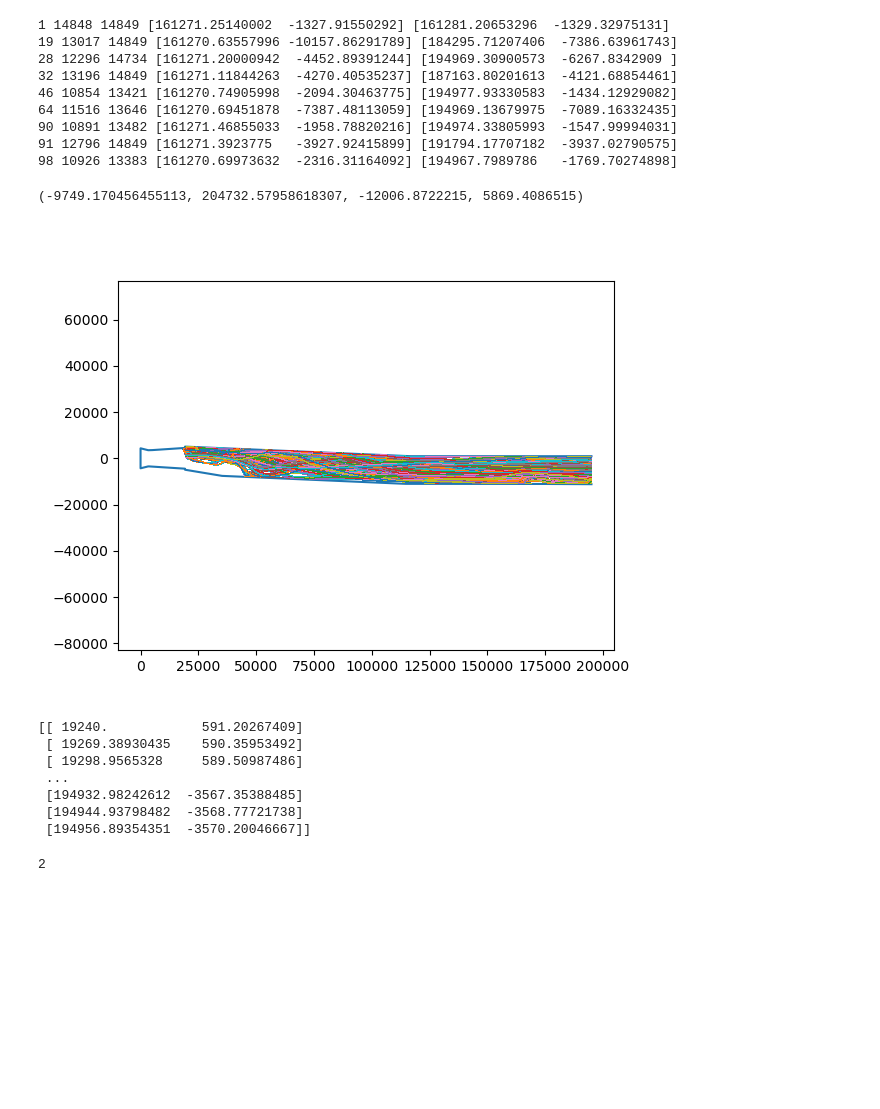
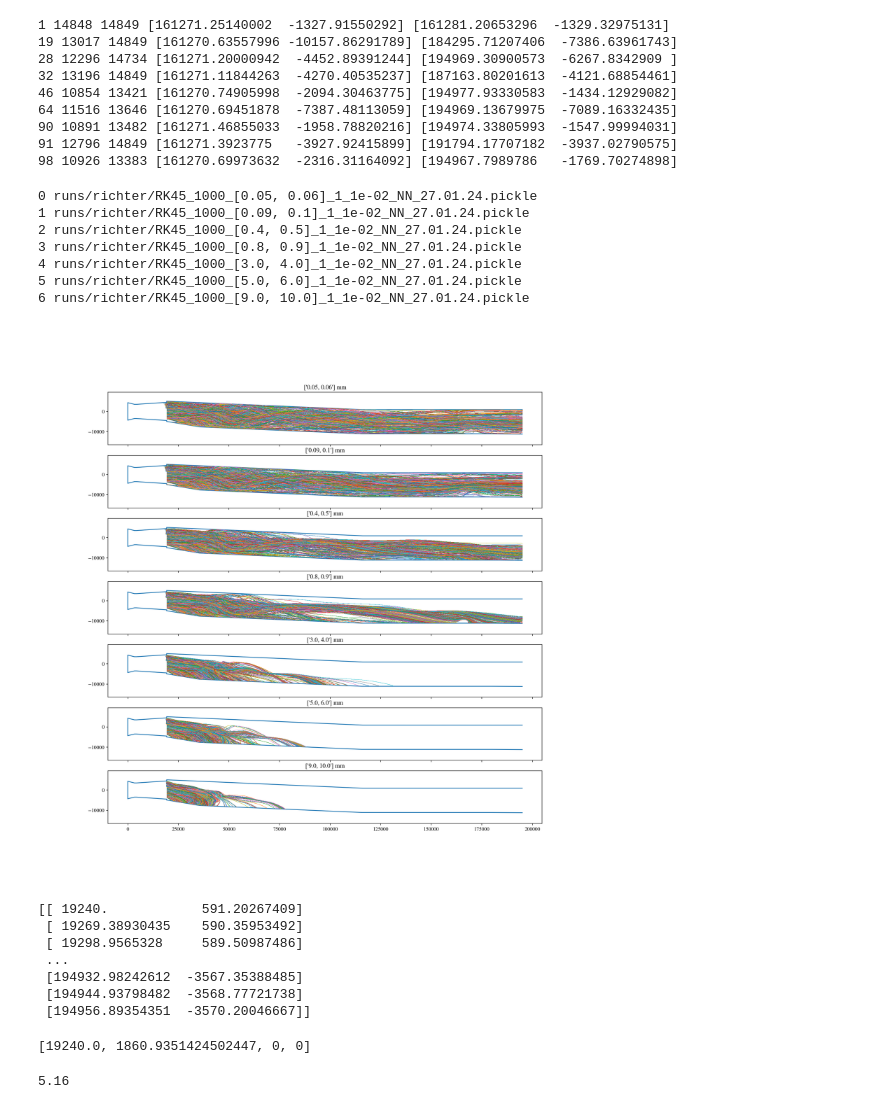
Before and after one commit to Havrevoll/Ribber, a Jupyter notebook: richter_analysar.ipynb, the cells around one changed output. Drawn from its saved outputs; the diff is of its cells as text; code cells hidden in the pictures; blank space fills up the shorter version.

```diff
--- a/richter_analysar.ipynb
+++ b/richter_analysar.ipynb
@@ -6,6 +8,7 @@ import matplotlib.pyplot as plt
 
 from scipy.interpolate import  griddata
 import h5py
+import re
 from scipy.spatial import KDTree
 from datagenerering import lagra_tre, tre_objekt
 import pickle
@@ -14,7 +17,8 @@ cos = 1/(1+tan)**.5
 sin = tan/(1+tan)**.5
 
 rot = np.asarray([[cos,-sin,0],[sin,cos,0],[0,0,1]])
-
+plt.rcParams["font.family"] = "STIXGeneral"
+plt.rcParams['mathtext.fontset'] = 'stix'
 def norm(v):
     # with np.errstate(over='raise'):
     nemnar = np.hypot(v[0],v[1])
@@ -34,0 +71,6 @@ xy=b[['X [ m ]',' Z [ m ]']].to_numpy()
+# %%
+fig, ax = plt.subplots()
+ax.quiver(a[:,0],a[:,2],a[:,4],a[:,5],scale=100)
+# ax.plot(rand[:,0]*1e3,rand[:,1]*1e3,'.')
+# ax.set_xlim(148.900,149.060)
+# ax.set_ylim(-11.096,-11.084)
@@ -244,5 +296,8 @@ array([[194.98340911, -11.194314  ],
        [194.98340913,   0.90568566]])
 # %%
 lagra_tre(tre_obj, "data/richter.pickle")
+# %%
+with open("runs/richter/RK45_1000_[0.05, 0.06]_1_1e-02_NN_27.01.24.pickle", 'rb') as f:
+    sti = pickle.load(f)
 # %% [markdown]
 # Sjå på partikkelsimulering
@@ -249,7 +307,5 @@ lagra_tre(tre_obj, "data/richter.pickle")
 # %%
-with h5py.File("walls.hdf5", 'r') as f:
-    rand = np.asarray(f['alle'])
 
-with open("runs/richter/RK45_1000_[0.05, 0.06]_1_1e-02_NN_25.01.24.pickle", 'rb') as f:
+with open("runs/richter/RK45_1000_[0.05, 0.06]_1_1e-02_NN_27.01.24.pickle", 'rb') as f:
     sti = pickle.load(f)
-stien = sti[0].sti_dict
+# stien = sti[0].sti_dict
@@ -272,26 +367,43 @@ for j in sti:
 # %%
-fig_part,ax_part =plt.subplots()
+
+pattern = r'\[(.*?)\]'
+
+fig_part,ax_part =plt.subplots(len(file_list),figsize=(15,15),sharex='col', dpi=150)#,layout='constrained')
 # ax.plot(golv_array[:,0],golv_array[:,1],'.')
 # ax.plot(golv_nede.iloc[:,0],golv_nede.iloc[:,1],'.')
 # ax.plot(golv_oppe.iloc[:,0],golv_oppe.iloc[:,1],'.')
 # ax.plot(tak.iloc[:,0],tak.iloc[:,1],'o')
 # ax.plot(tak_array[:,0],tak_array[:,1],'orange')
 # ax.scatter(rand[:,0],rand[:,1],np.arange(2945)**1.3*.01)
-ax_part.plot(rand[:,0],rand[:,1],'-')
-for j in sti[:]:
-    stien = j.sti_dict
-    pos = []
-    for i in range(stien['init_time'],stien['final_time']):
-        pos.append(stien[i]['position'][:2])
-    pos = np.asarray(pos)
-    ax_part.plot(pos[:,0], pos[:,1],',',)
-ax_part.axis('equal')
-# ax.annotate('1822', xy=rand[1822], xytext=(0, 30),
-#             arrowprops=dict(facecolor='black', shrink=0.05))
-# ax.set_xlim(17,22)
+for n,(file,sti) in enumerate(zip(file_list,stiane)):
+
+    print(n,f"runs/richter/{file}")
+
+    ax_part[n].plot(rand[:,0],rand[:,1],'-')
+    for j in sti[:]:
+        stien = j.sti_dict
+        pos = []
+        for i in range(stien['init_time'],stien['final_time']):
+            pos.append(stien[i]['position'][:2])
+        pos = np.asarray(pos)
+        ax_part[n].plot(pos[:,0], pos[:,1],',',)
+    ax_part[n].axis('equal')
+    ax_part[n].set_ylim(-13000,6000)
+
+
+    ax_part[n].set_title(f"{re.findall(pattern, file)} mm")
+    # ax.annotate('1822', xy=rand[1822], xytext=(0, 30),
+    #             arrowprops=dict(facecolor='black', shrink=0.05))
+    # ax.set_xlim(17,22)
 # %% [output]
-(-9749.170456455113, 204732.57958618307, -12006.8722215, 5869.4086515)
+0 runs/richter/RK45_1000_[0.05, 0.06]_1_1e-02_NN_27.01.24.pickle
+1 runs/richter/RK45_1000_[0.09, 0.1]_1_1e-02_NN_27.01.24.pickle
+2 runs/richter/RK45_1000_[0.4, 0.5]_1_1e-02_NN_27.01.24.pickle
+3 runs/richter/RK45_1000_[0.8, 0.9]_1_1e-02_NN_27.01.24.pickle
+4 runs/richter/RK45_1000_[3.0, 4.0]_1_1e-02_NN_27.01.24.pickle
+5 runs/richter/RK45_1000_[5.0, 6.0]_1_1e-02_NN_27.01.24.pickle
+6 runs/richter/RK45_1000_[9.0, 10.0]_1_1e-02_NN_27.01.24.pickle
-[figure, old version]
+[figure, new version]
 # %%
 for j in sti[:5]:
     stien = j.sti_dict
@@ -309,7 +421,3 @@ print(pos)
  [194932.98242612  -3567.35388485]
  [194944.93798482  -3568.77721738]
  [194956.89354351  -3570.20046667]]
-# %%
-1+1
-# %% [output]
-2
@@ -315,0 +435,8 @@ print(pos)
+# %%
+f.init_position
+# %% [output]
+[19240.0, 1860.9351424502447, 0, 0]
+# %%
+sti[0].init_time*.02
+# %% [output]
+5.16
```
Also changed, not shown: parts of 17 cells of this notebook, 2 other files.
